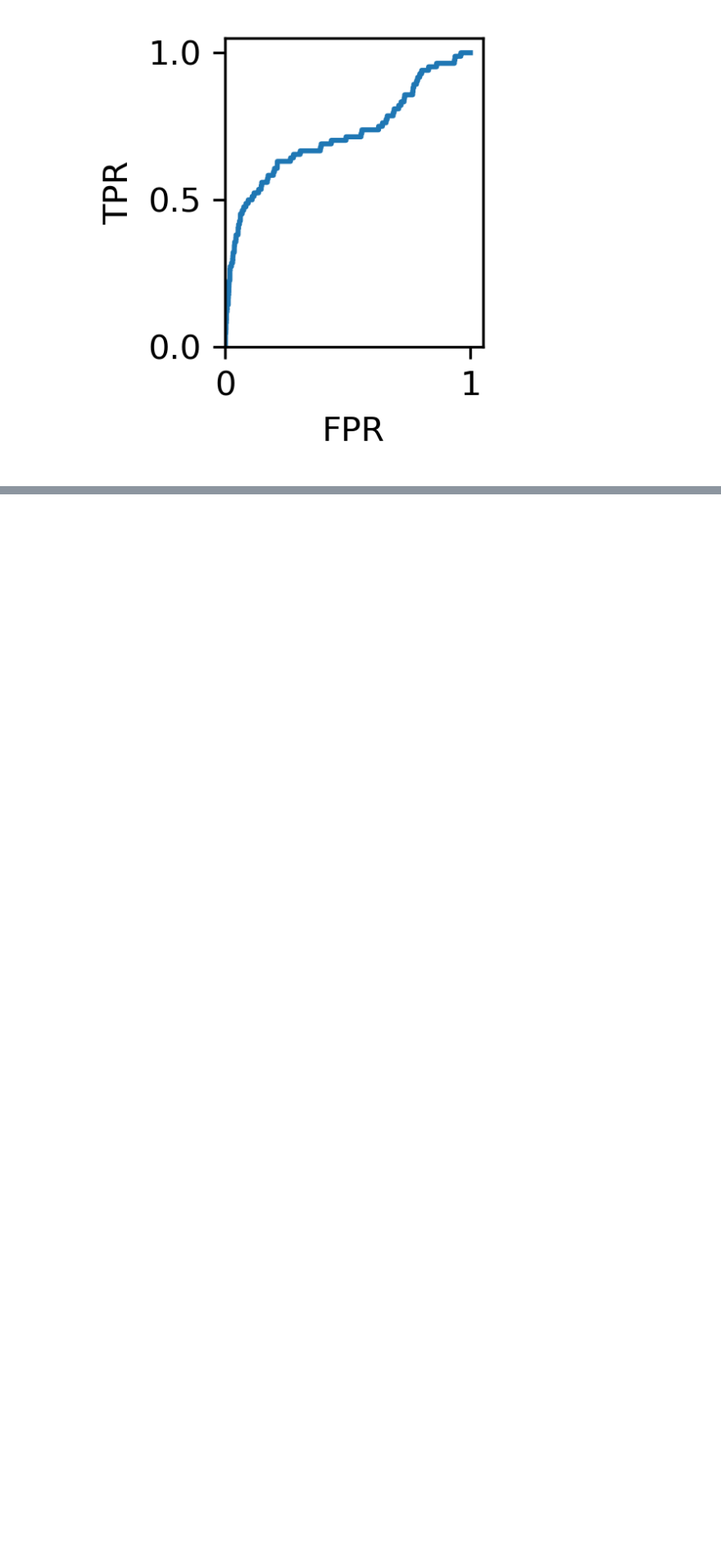
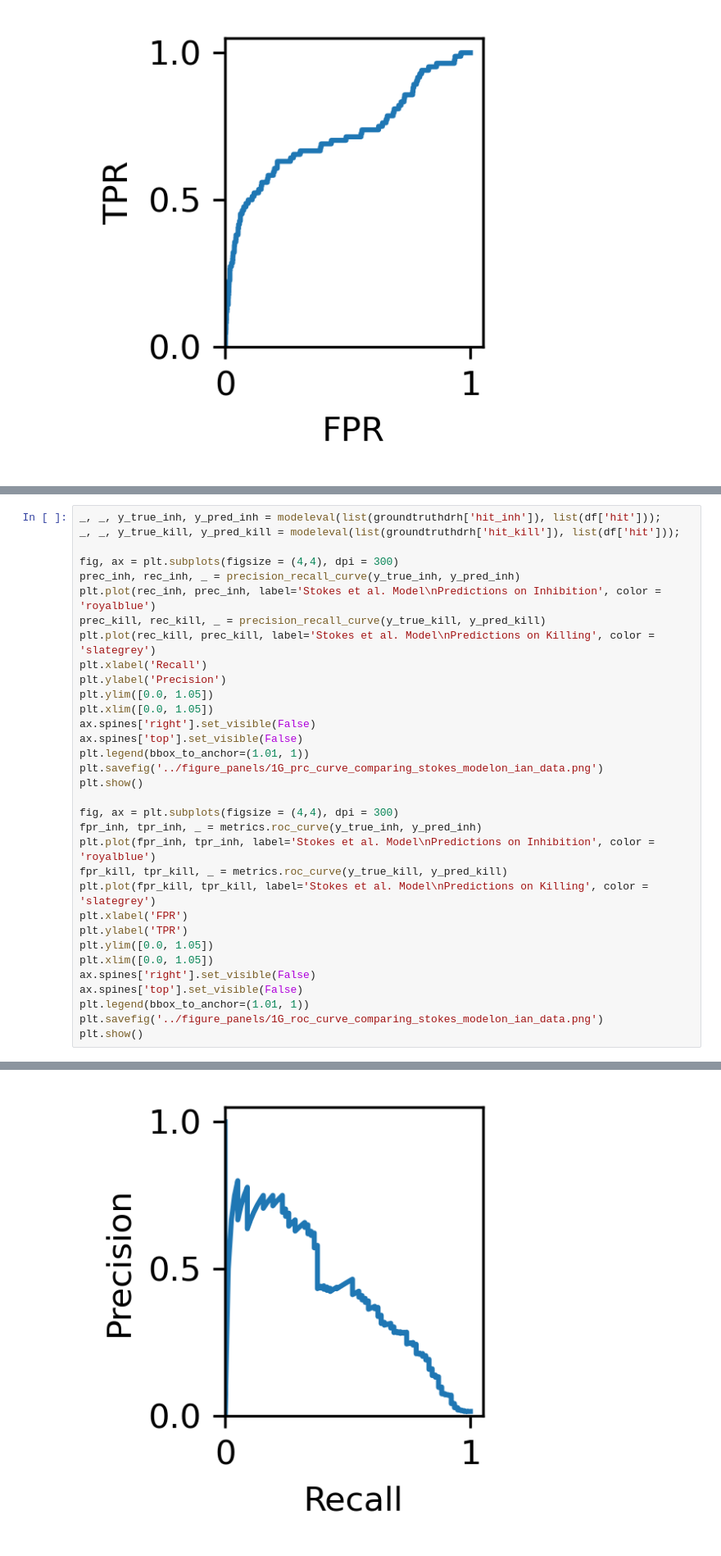
Before and after one commit to jackievaleri/nontoxic_stat_phase_killing_abx, a Jupyter notebook: src/1G_Stokes_et_al_data_on_new_screen_data.ipynb, the cells around one changed output, grey strips where cells are left out. Shown at 82% size. Saved outputs shown, nothing was run; the diff lists cells and outputs as text; blank space fills up the shorter version.

```diff
--- a/src/1G_Stokes_et_al_data_on_new_screen_data.ipynb
+++ b/src/1G_Stokes_et_al_data_on_new_screen_data.ipynb
@@ -224,0 +249,34 @@ plt.show()
+# %%
+_, _, y_true_inh, y_pred_inh = modeleval(list(groundtruthdrh['hit_inh']), list(df['hit']));
+_, _, y_true_kill, y_pred_kill = modeleval(list(groundtruthdrh['hit_kill']), list(df['hit']));
+
+fig, ax = plt.subplots(figsize = (4,4), dpi = 300)
+prec_inh, rec_inh, _ = precision_recall_curve(y_true_inh, y_pred_inh)
+plt.plot(rec_inh, prec_inh, label='Stokes et al. Model\nPredictions on Inhibition', color = 'royalblue')
+prec_kill, rec_kill, _ = precision_recall_curve(y_true_kill, y_pred_kill)
+plt.plot(rec_kill, prec_kill, label='Stokes et al. Model\nPredictions on Killing', color = 'slategrey')
+plt.xlabel('Recall')
+plt.ylabel('Precision')
+plt.ylim([0.0, 1.05])
+plt.xlim([0.0, 1.05])
+ax.spines['right'].set_visible(False)
+ax.spines['top'].set_visible(False)
+plt.legend(bbox_to_anchor=(1.01, 1))
+plt.savefig('../figure_panels/1G_prc_curve_comparing_stokes_modelon_ian_data.png')
+plt.show()
+
+fig, ax = plt.subplots(figsize = (4,4), dpi = 300)
+fpr_inh, tpr_inh, _ = metrics.roc_curve(y_true_inh, y_pred_inh)
+plt.plot(fpr_inh, tpr_inh, label='Stokes et al. Model\nPredictions on Inhibition', color = 'royalblue')
+fpr_kill, tpr_kill, _ = metrics.roc_curve(y_true_kill, y_pred_kill)
+plt.plot(fpr_kill, tpr_kill, label='Stokes et al. Model\nPredictions on Killing', color = 'slategrey')
+plt.xlabel('FPR')
+plt.ylabel('TPR')
+plt.ylim([0.0, 1.05])
+plt.xlim([0.0, 1.05])
+ax.spines['right'].set_visible(False)
+ax.spines['top'].set_visible(False)
+plt.legend(bbox_to_anchor=(1.01, 1))
+plt.savefig('../figure_panels/1G_roc_curve_comparing_stokes_modelon_ian_data.png')
+plt.show()
+# %% [output]
@@ -224,0 +287 @@ plt.show()
+[figure, added]
```
Also changed, not shown: parts of 8 cells of this notebook, 3 other files.
